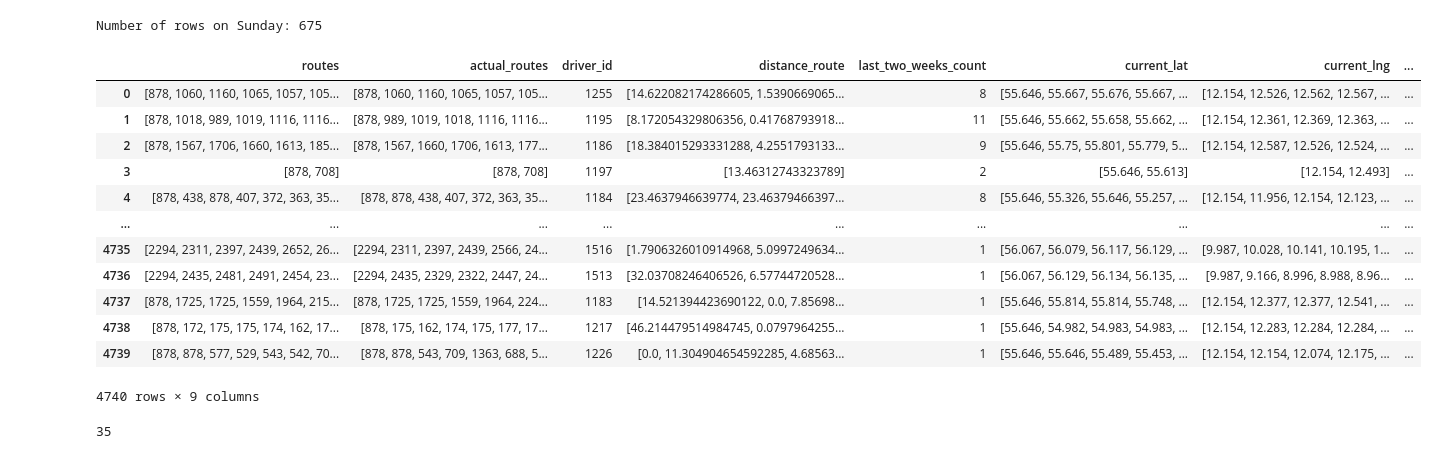
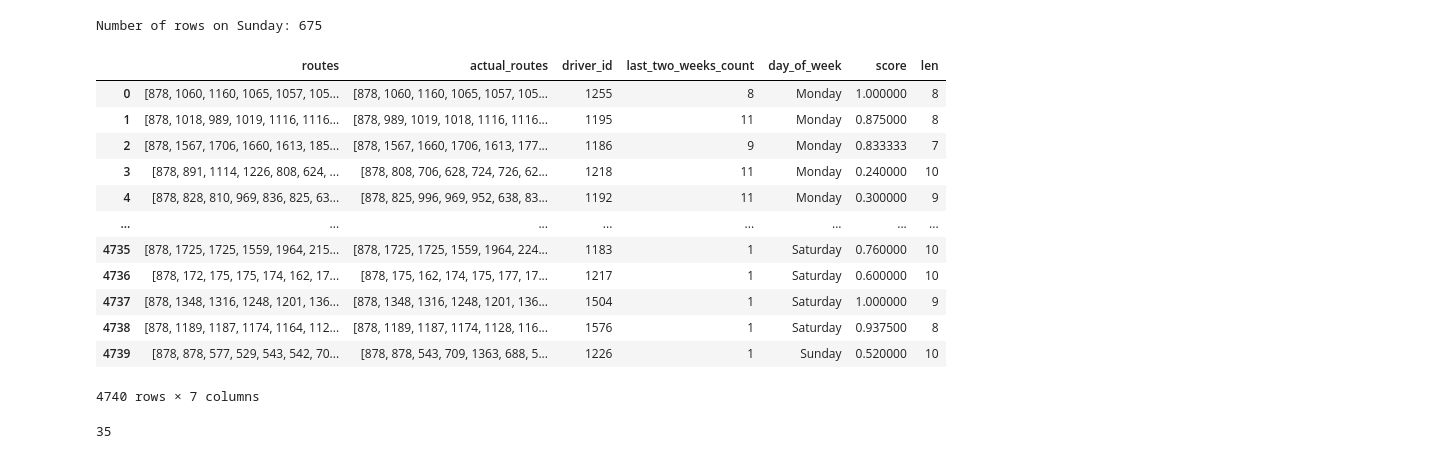
Before and after one commit to anna1904/RouteClassification, a Jupyter notebook: score_prediction.ipynb, the cells around one changed output. Cells and saved outputs as stored; diff of their text form; code cells hidden in the pictures.

Commit message:
Score prediction with metrics and average benchmark

```diff
--- a/score_prediction.ipynb
+++ b/score_prediction.ipynb
@@ -99,7 +99,7 @@ def calculate_distance(row):
     return distances
 
 # Create a new column 'distance_route' in 'final_routes'
-grouped_df['distance_route'] = grouped_df.apply(calculate_distance, axis=1)
+# grouped_df['distance_route'] = grouped_df.apply(calculate_distance, axis=1)
 # %%
 grouped_df
 # %% [output]
@@ -125,11 +119,14 @@ len(routes)
 # %%
 index_routes_with_na = []
-for i in range(len(routes)):
-    row = routes.iloc[i]
-    if "-1" in row['stop_arrived_at']:
+for i in range(len(grouped_df)):
+    row = grouped_df.iloc[i]
+    if pd.isna(pd.Series(row['stop_arrived_at'])).any():
         index_routes_with_na.append(i)
 print("The number of routes where one value is NA(arrived time)", len(index_routes_with_na))
-print(index_routes_with_na)
-routes = routes.drop(index_routes_with_na)
+routes = grouped_df.drop(index_routes_with_na)
 routes.reset_index(drop=True)
+#
+routes = routes[routes.apply(lambda row: max(row['stop_dispatched_at']) < min(row['stop_completed_at']), axis=1)]
+routes.reset_index(drop=True)
+print(len(routes))
 # %% [output]
@@ -151,12 +135,15 @@ The number of routes where one value is NA(arrived time) 15
 # %%
 #check if it is the same driver in the route
+def get_mode(x):
+    return pd.Series(x).mode().iloc[0] if not pd.Series(x).mode().empty else np.nan
+
 for i in routes['driver_id']:
     if not all(x == i[0] for x in i):
             print('Not the same driver in the route')
 routes['driver_id'] = routes['driver_id'].apply(lambda x : x[0])
 
-routes['day_of_week'] = routes['day_of_week'].apply(lambda x : x[0])
-routes['date'] = routes['date'].apply(lambda x : x[0])
+routes['day_of_week'] = routes['day_of_week'].apply(get_mode)
+routes['date'] = routes['date'].apply(get_mode)
 
 routes['date'] = pd.to_datetime(routes['date'])
 routes['last_two_weeks_count'] = routes.apply(lambda row:
@@ -344,37 +331,37 @@ Number of rows on Sunday: 675
 # len(completed_routes_df), len(uncompleted_routes_df)
 # %%
 final_routes = pd.DataFrame({
-    'routes': completed_routes_df['planned_route_craft'].tolist() + uncompleted_routes_df['planned_route_craft'].tolist(),
-    'actual_routes': completed_routes_df['actual_route_location'].tolist() + uncompleted_routes_df['actual_route_location'].tolist(),
-    'driver_id': completed_routes_df['driver_id'].tolist() +  uncompleted_routes_df['driver_id'].tolist(),
-    'distance_route': completed_routes_df['distance_route'].tolist() + uncompleted_routes_df['distance_route'].tolist(),
-    'last_two_weeks_count': completed_routes_df['last_two_weeks_count'].tolist() + uncompleted_routes_df['last_two_weeks_count'].tolist(),
-    'current_lat': completed_routes_df['current_lat'].tolist() + uncompleted_routes_df['current_lat'].tolist(),
-    'current_lng': completed_routes_df['current_lng'].tolist() + uncompleted_routes_df['current_lng'].tolist(),
+    'routes': completed_routes_df['planned_route_craft'].tolist(),
+    'actual_routes': completed_routes_df['actual_route_location'].tolist(),
+    'driver_id': completed_routes_df['driver_id'].tolist() ,
+    'last_two_weeks_count': completed_routes_df['last_two_weeks_count'].tolist(),
+    'day_of_week': completed_routes_df['day_of_week'].tolist(),
+    'score': completed_routes_df['score'].tolist()
+    # 'current_lat': completed_routes_df['current_lat'].tolist(),
+    # 'current_lng': completed_routes_df['current_lng'].tolist(),
     # 'day_of_week': completed_routes_df['day_of_week'].tolist() + uncompleted_routes_df['day_of_week'].tolist(),
-    'label': [0] * len(completed_routes_df)  + [1] * len(uncompleted_routes_df)
 })
 final_routes['len'] = final_routes['routes'].apply(lambda x: len(x))
 final_routes
 
 # [0] * len(artificial_planned_routes)
 # artificial_planned_routes['distance_route'].tolist()
 # artificial_planned_routes['driver_id'].tolist()
 # artificial_planned_routes['common_subsequence'].tolist()
 # %% [output]
-|  | routes | actual_routes | driver_id | distance_route | last_two_weeks_count | current_lat | current_lng | ... |
-| 0 | [878, 1060, 1160, 1065, 1057, 105... | [878, 1060, 1160, 1065, 1057, 105... | 1255 | [14.622082174286605, 1.5390669065... | 8 | [55.646, 55.667, 55.676, 55.667, ... | [12.154, 12.526, 12.562, 12.567, ... | ... |
-| 1 | [878, 1018, 989, 1019, 1116, 1116... | [878, 989, 1019, 1018, 1116, 1116... | 1195 | [8.172054329806356, 0.41768793918... | 11 | [55.646, 55.662, 55.658, 55.662, ... | [12.154, 12.361, 12.369, 12.363, ... | ... |
-| 2 | [878, 1567, 1706, 1660, 1613, 185... | [878, 1567, 1660, 1706, 1613, 177... | 1186 | [18.384015293331288, 4.2551793133... | 9 | [55.646, 55.75, 55.801, 55.779, 5... | [12.154, 12.587, 12.526, 12.524, ... | ... |
-| 3 | [878, 708] | [878, 708] | 1197 | [13.46312743323789] | 2 | [55.646, 55.613] | [12.154, 12.493] | ... |
-| 4 | [878, 438, 878, 407, 372, 363, 35... | [878, 878, 438, 407, 372, 363, 35... | 1184 | [23.4637946639774, 23.46379466397... | 8 | [55.646, 55.326, 55.646, 55.257, ... | [12.154, 11.956, 12.154, 12.123, ... | ... |
-| ... | ... | ... | ... | ... | ... | ... | ... | ... |
-| 4735 | [2294, 2311, 2397, 2439, 2652, 26... | [2294, 2311, 2397, 2439, 2566, 24... | 1516 | [1.7906326010914968, 5.0997249634... | 1 | [56.067, 56.079, 56.117, 56.129, ... | [9.987, 10.028, 10.141, 10.195, 1... | ... |
-| 4736 | [2294, 2435, 2481, 2491, 2454, 23... | [2294, 2435, 2329, 2322, 2447, 24... | 1513 | [32.03708246406526, 6.57744720528... | 1 | [56.067, 56.129, 56.134, 56.135, ... | [9.987, 9.166, 8.996, 8.988, 8.96... | ... |
-| 4737 | [878, 1725, 1725, 1559, 1964, 215... | [878, 1725, 1725, 1559, 1964, 224... | 1183 | [14.521394423690122, 0.0, 7.85698... | 1 | [55.646, 55.814, 55.814, 55.748, ... | [12.154, 12.377, 12.377, 12.541, ... | ... |
-| 4738 | [878, 172, 175, 175, 174, 162, 17... | [878, 175, 162, 174, 175, 177, 17... | 1217 | [46.214479514984745, 0.0797964255... | 1 | [55.646, 54.982, 54.983, 54.983, ... | [12.154, 12.283, 12.284, 12.284, ... | ... |
-| 4739 | [878, 878, 577, 529, 543, 542, 70... | [878, 878, 543, 709, 1363, 688, 5... | 1226 | [0.0, 11.304904654592285, 4.68563... | 1 | [55.646, 55.646, 55.489, 55.453, ... | [12.154, 12.154, 12.074, 12.175, ... | ... |
+|  | routes | actual_routes | driver_id | last_two_weeks_count | day_of_week | score | len |
+| 0 | [878, 1060, 1160, 1065, 1057, 105... | [878, 1060, 1160, 1065, 1057, 105... | 1255 | 8 | Monday | 1.000000 | 8 |
+| 1 | [878, 1018, 989, 1019, 1116, 1116... | [878, 989, 1019, 1018, 1116, 1116... | 1195 | 11 | Monday | 0.875000 | 8 |
+| 2 | [878, 1567, 1706, 1660, 1613, 185... | [878, 1567, 1660, 1706, 1613, 177... | 1186 | 9 | Monday | 0.833333 | 7 |
+| 3 | [878, 891, 1114, 1226, 808, 624, ... | [878, 808, 706, 628, 724, 726, 62... | 1218 | 11 | Monday | 0.240000 | 10 |
+| 4 | [878, 828, 810, 969, 836, 825, 63... | [878, 825, 996, 969, 952, 638, 83... | 1192 | 11 | Monday | 0.300000 | 9 |
+| ... | ... | ... | ... | ... | ... | ... | ... |
+| 4735 | [878, 1725, 1725, 1559, 1964, 215... | [878, 1725, 1725, 1559, 1964, 224... | 1183 | 1 | Saturday | 0.760000 | 10 |
+| 4736 | [878, 172, 175, 175, 174, 162, 17... | [878, 175, 162, 174, 175, 177, 17... | 1217 | 1 | Saturday | 0.600000 | 10 |
+| 4737 | [878, 1348, 1316, 1248, 1201, 136... | [878, 1348, 1316, 1248, 1201, 136... | 1504 | 1 | Saturday | 1.000000 | 9 |
+| 4738 | [878, 1189, 1187, 1174, 1164, 112... | [878, 1189, 1187, 1174, 1128, 116... | 1576 | 1 | Saturday | 0.937500 | 8 |
+| 4739 | [878, 878, 577, 529, 543, 542, 70... | [878, 878, 543, 709, 1363, 688, 5... | 1226 | 1 | Sunday | 0.520000 | 10 |
-4740 rows × 9 columns
+4740 rows × 7 columns
 # %%
 
 max([len(i) for i in final_routes['routes']])
```
Also changed, not shown: parts of 27 cells of this notebook.
